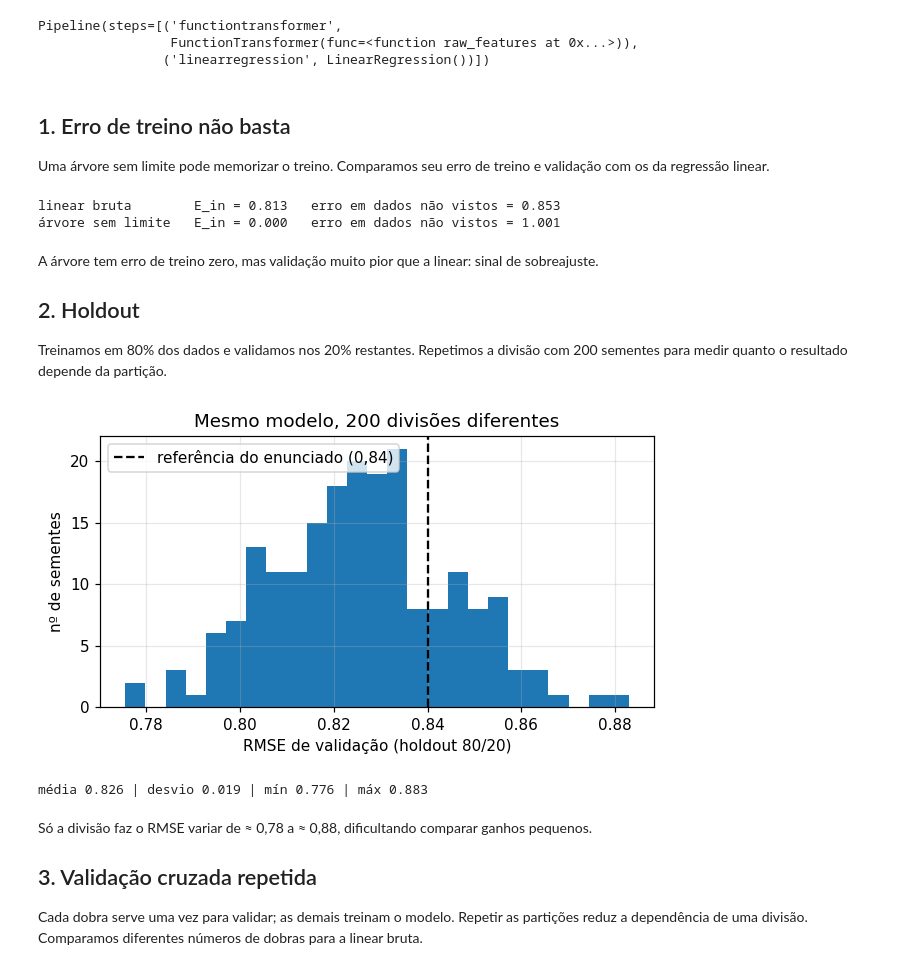
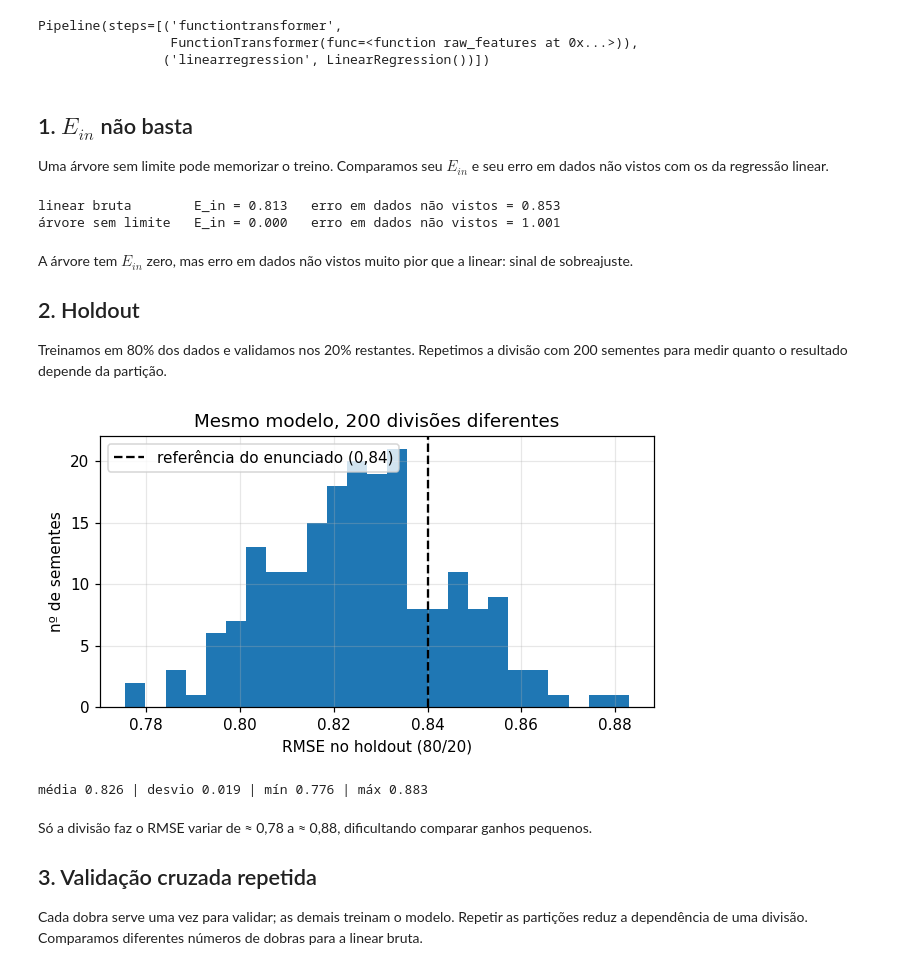
Before and after one commit to Robootic/movie-rating-prediction, a Jupyter notebook: notebooks/02_validacao.ipynb, the cells around one changed output. Saved outputs shown, nothing was run; the diff lists cells and outputs as text; code cells hidden in the pictures.

```diff
--- a/notebooks/02_validacao.ipynb
+++ b/notebooks/02_validacao.ipynb
@@ -48,9 +48,9 @@ Pipeline(steps=[('functiontransformer',
                  FunctionTransformer(func=<function raw_features at 0x...>)),
                 ('linearregression', LinearRegression())])
 # %% [markdown]
-## 1. Erro de treino não basta
+## 1. $E_{in}$ não basta
 
-Uma árvore sem limite pode memorizar o treino. Comparamos seu erro de treino e validação com os da regressão linear.
+Uma árvore sem limite pode memorizar o treino. Comparamos seu $E_{in}$ e seu erro em dados não vistos com os da regressão linear.
 # %%
 arvore = make_pipeline(FunctionTransformer(raw_features), DecisionTreeRegressor(random_state=0))
 
@@ -62,7 +62,7 @@ for nome, m in [("linear bruta", linear_bruta), ("árvore sem limite", arvore)]:
 linear bruta        E_in = 0.813   erro em dados não vistos = 0.853
 árvore sem limite   E_in = 0.000   erro em dados não vistos = 1.001
 # %% [markdown]
-A árvore tem erro de treino zero, mas validação muito pior que a linear: sinal de sobreajuste.
+A árvore tem $E_{in}$ zero, mas erro em dados não vistos muito pior que a linear: sinal de sobreajuste.
 
 ## 2. Holdout
 
@@ -70,20 +70,20 @@ Treinamos em 80% dos dados e validamos nos 20% restantes. Repetimos a divisão c
 # %%
 holdout = []
 for s in range(200):
     X_tr, X_va, y_tr, y_va = train_test_split(X, y, test_size=0.2, random_state=s)
     holdout.append(rmse(y_va, clone(linear_bruta).fit(X_tr, y_tr).predict(X_va)))
 holdout = np.array(holdout)
 
 fig, ax = plt.subplots(figsize=(6.5, 3.2))
 ax.hist(holdout, bins=25, color="C0")
 ax.axvline(0.84, color="k", ls="--", label="referência do enunciado (0,84)")
-ax.set(xlabel="RMSE de validação (holdout 80/20)", ylabel="nº de sementes",
+ax.set(xlabel="RMSE no holdout (80/20)", ylabel="nº de sementes",
        title="Mesmo modelo, 200 divisões diferentes")
 ax.legend()
 plt.show()
 print(f"média {holdout.mean():.3f} | desvio {holdout.std():.3f} | mín {holdout.min():.3f} | máx {holdout.max():.3f}")
 # %% [output]
-[figure, old version]
+[figure, new version]
 média 0.826 | desvio 0.019 | mín 0.776 | máx 0.883
 # %% [markdown]
 Só a divisão faz o RMSE variar de ≈ 0,78 a ≈ 0,88, dificultando comparar ganhos pequenos.
```
Also changed, not shown: parts of 7 cells of this notebook, 55 other files.
